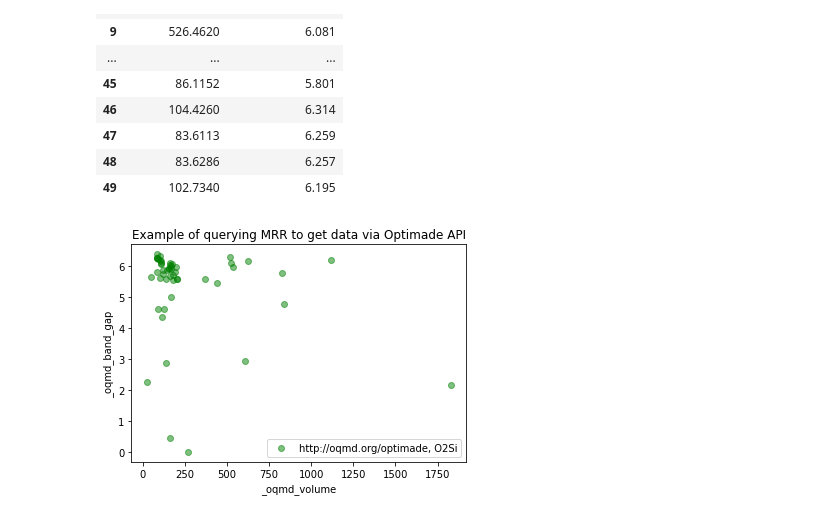
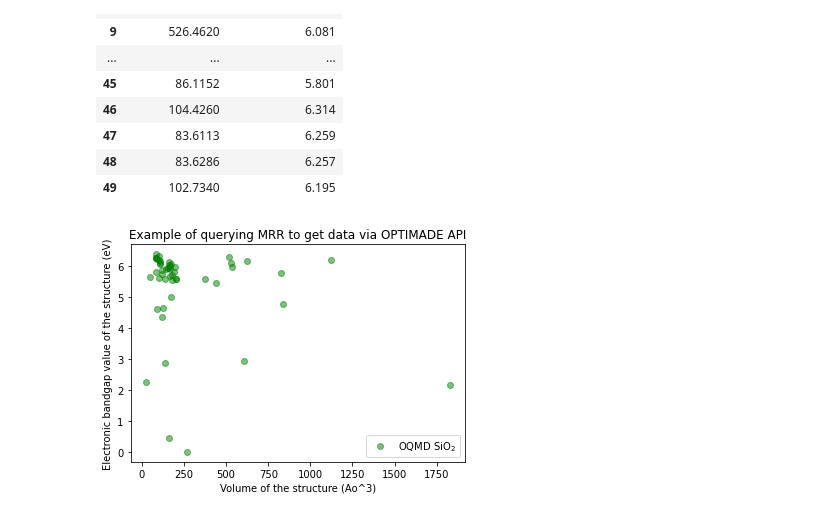
Before and after one commit to usnistgov/nmrr-optimade-demo, a Jupyter notebook: mrr_optimade_oqmd_query_demo.ipynb, the cells around one changed output. Cells and saved outputs as stored; diff of their text form; code cells hidden in the pictures.

Commit message:
Get metadata of database & provider fields programmatically

```diff
--- a/mrr_optimade_oqmd_query_demo.ipynb
+++ b/mrr_optimade_oqmd_query_demo.ipynb
@@ -55,6 +55,9 @@ for r in range(0,num_returned_records):
             r = requests.get(baseURL)
             results_json = r.json()
             #print(json.dumps(results_json, indent=4))
+
+            database_info = requests.get(link.text + "/v1/info").json()
+            structure_info = requests.get(link.text + "/v1/info/structures").json()
 # %% [output]
 optimade-python-tools
 oqmd.xml
@@ -94,3 +115,5 @@ results_json["data"][0]
+# %%
+oqmd_fields_dict = {field: structure_info["data"]["properties"][field] for field in structure_info["data"]["properties"]}
 # %%
 df = pd.DataFrame(columns=['_oqmd_volume', '_oqmd_band_gap'])
 
@@ -122,16 +145,24 @@ df
 | 49 | 102.7340 | 6.195 |
 # %%
 # plot returned data.
-
 import matplotlib.pyplot as plt
 import numpy as np
 fig, ax = plt.subplots()
-ax.scatter(df["_oqmd_volume"], df["_oqmd_band_gap"], \
-           c="g", alpha=0.5, label="http://oqmd.org/optimade, O2Si")
+x_field = "_oqmd_volume"
+y_field = "_oqmd_band_gap"
+ax.scatter(
+       df["_oqmd_volume"],
+       df["_oqmd_band_gap"], \
+       c="g", alpha=0.5, label=f'{database_info["meta"]["provider"]["name"]} SiO$_2$')
 
-ax.set(xlabel='_oqmd_volume', ylabel='_oqmd_band_gap',
-       title='Example of querying MRR to get data via Optimade API')
+x_desc, x_unit = oqmd_fields_dict[x_field]["description"], oqmd_fields_dict[x_field]["unit"]
+y_desc, y_unit = oqmd_fields_dict[y_field]["description"], oqmd_fields_dict[y_field]["unit"]
+
+ax.set(
+       xlabel=f"{x_desc} ({x_unit})",
+       ylabel=f"{y_desc} ({y_unit})",
+       title='Example of querying MRR to get data via OPTIMADE API')
 plt.legend(loc='lower right')
 plt.show()
 # %% [output]
-[figure, old version]
+[figure, new version]
```
Also changed, not shown: parts of 2 cells of this notebook.
